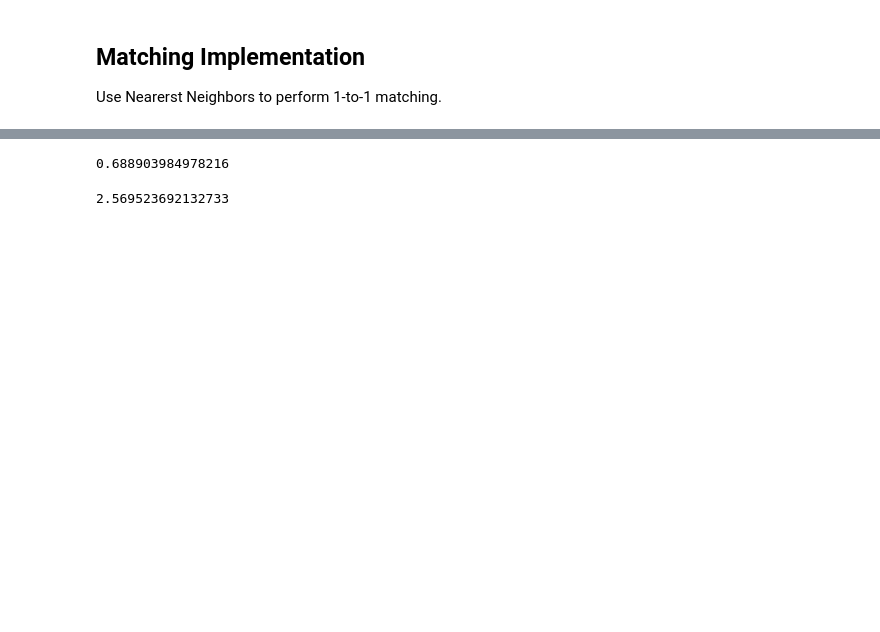
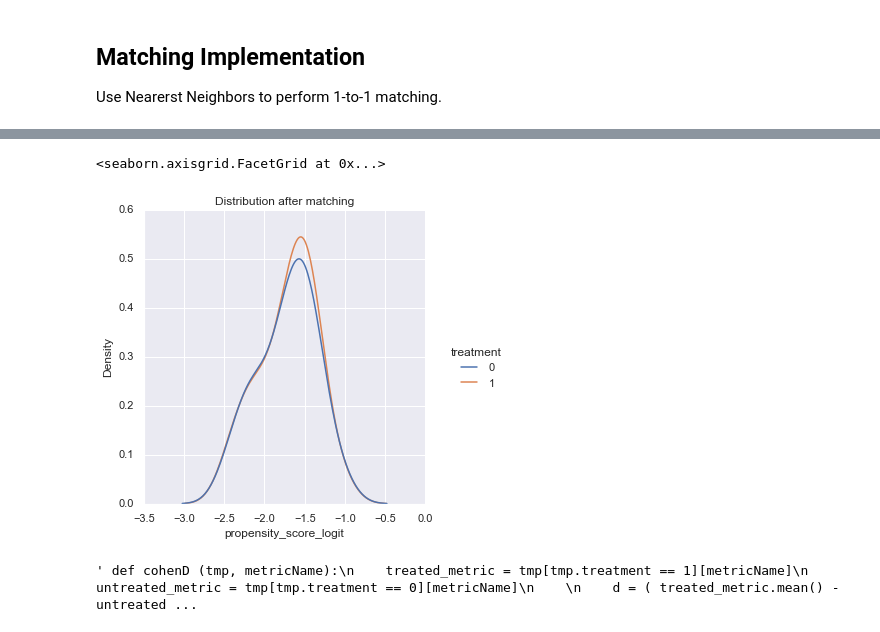
Before and after one commit to konosp/propensity-score-matching, a Jupyter notebook: PSM - v2.ipynb, the cells around one changed output, grey strips where cells are left out. Saved outputs shown, nothing was run; the diff lists cells and outputs as text; code cells hidden in the pictures; blank space fills up the shorter version.

```diff
--- a/PSM - v2.ipynb
+++ b/PSM - v2.ipynb
@@ -192,5 +175,5 @@ untreated_with_match = df_data.reset_index()['index'].isin(df_data.matched_eleme
 # %%
 all_matched_elements = pd.DataFrame(data = {'a' : treated_with_match, 'b' :untreated_with_match}).any(axis = 1)
 # %%
-tmp = df_data.loc[all_matched_elements]
+matched_data = df_data.loc[all_matched_elements]
 # %%
@@ -206,0 +192,5 @@ sns.displot(x = tmp['propensity_score_logit'], hue = tmp['treatment'], kind="kde
+# %%
+sns.displot(data = matched_data, x = 'propensity_score_logit', hue = 'treatment', kind = 'kde').set(title='Distribution after matching')
+# %% [output]
+<seaborn.axisgrid.FacetGrid at 0x...>
+[figure, added]
@@ -207,15 +201,11 @@ sns.displot(x = tmp['propensity_score_logit'], hue = tmp['treatment'], kind="kde
 # %%
-def cohenD (tmp, metricName):
+''' def cohenD (tmp, metricName):
     treated_metric = tmp[tmp.treatment == 1][metricName]
     untreated_metric = tmp[tmp.treatment == 0][metricName]
 
-    d = ( treated_metric.mean() - untreated_metric.mean() ) / math.sqrt((treated_metric.std()**2 + untreated_metric.std()**2) / 2)
+    d = ( treated_metric.mean() - untreated_metric.mean() ) / math.sqrt(((treated_metric.count()-1)*treated_metric.std()**2 + (untreated_metric.count()-1)*untreated_metric.std()**2) / (treated_metric.count() + untreated_metric.count()-2))
     return d
+
+'''
+# %% [output]
+' def cohenD (tmp, metricName):\n    treated_metric = tmp[tmp.treatment == 1][metricName]\n    untreated_metric = tmp[tmp.treatment == 0][metricName]\n    \n    d = ( treated_metric.mean() - untreated ...
-# %%
-cohenD(tmp, 'Pclass')
-# %% [output]
-0.688903984978216
-# %%
-cohenD(df,'Pclass')
-# %% [output]
-2.569523692132733
```
Also changed, not shown: parts of 33 cells of this notebook, 2 other files.
